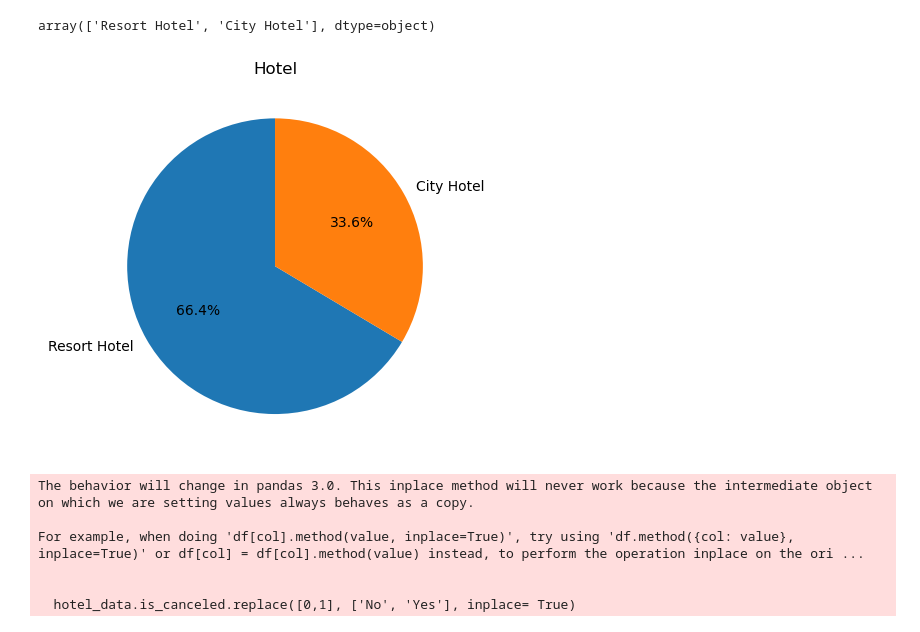
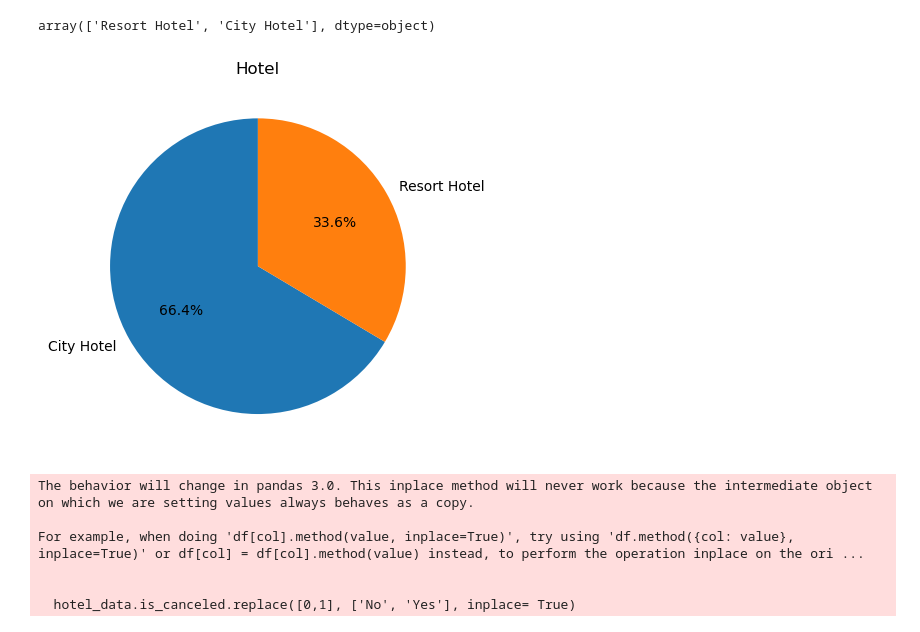
Before and after one commit to syed-muhammad-abdullah264/Python-Assignment, a Jupyter notebook: Data_Analysis.ipynb, the cells around one changed output. Cells and saved outputs as stored; diff of their text form; code cells hidden in the pictures.

```diff
--- a/Data_Analysis.ipynb
+++ b/Data_Analysis.ipynb
@@ -802,12 +804,12 @@ hotel_data.hotel.unique()
 # %% [output]
 array(['Resort Hotel', 'City Hotel'], dtype=object)
 # %%
-plt.pie(hotel_data.hotel.value_counts(), labels= ['Resort Hotel', 'City Hotel'],
+plt.pie(hotel_data.hotel.value_counts(), labels= hotel_data.hotel.value_counts().index,
        autopct= '%1.1f%%', startangle= 90)
 plt.title('Hotel')
 plt.show()
 # %% [output]
-[figure, old version]
+[figure, new version]
 # %%
 hotel_data.is_canceled.replace([0,1], ['No', 'Yes'], inplace= True)
 # %% [output]
```
Also changed, not shown: parts of 41 cells of this notebook.
